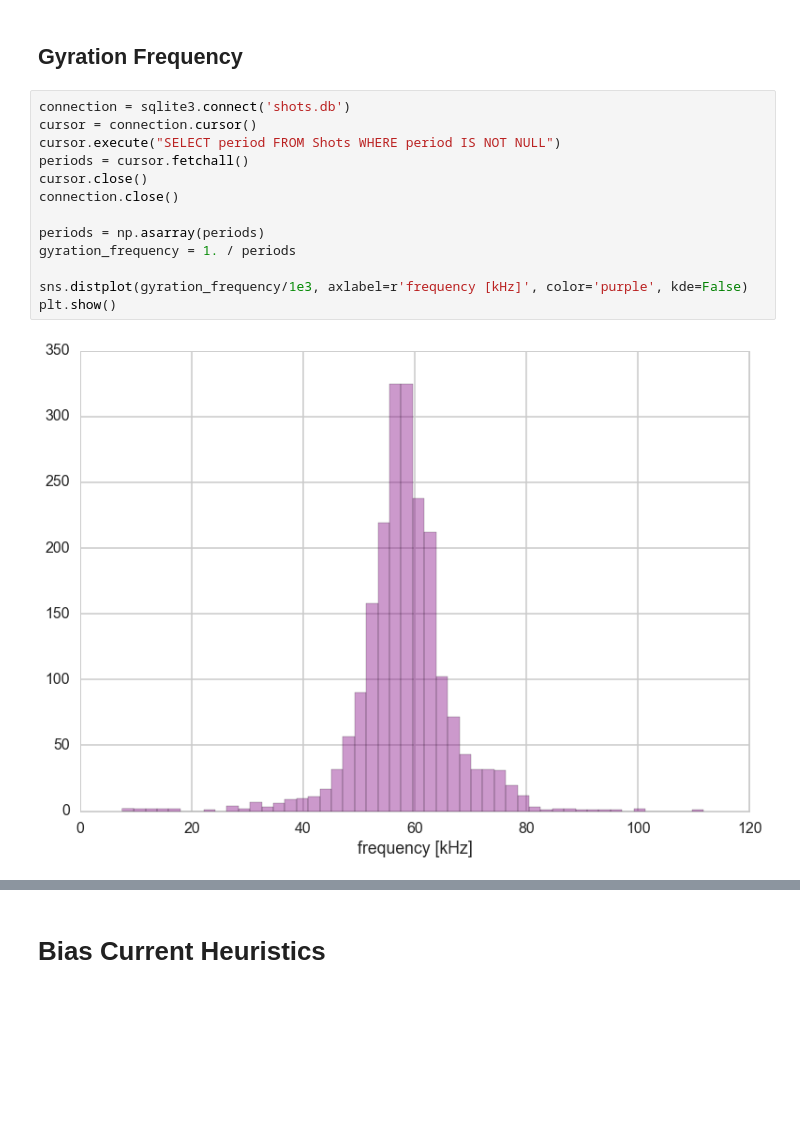
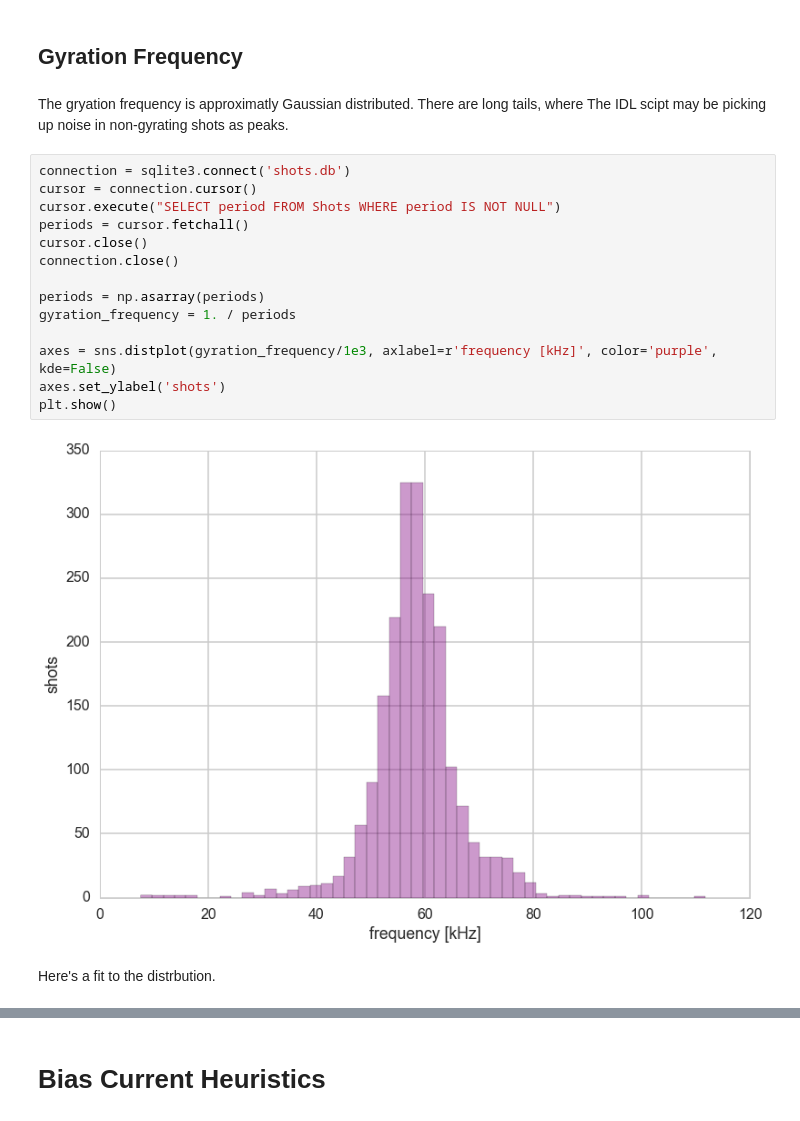
Before and after one commit to jensv/relative_canonical_helicity, a Jupyter notebook: look_at_shot_heuristics.ipynb, the cells around one changed output, grey strips where cells are left out. Cells and saved outputs as stored; diff of their text form; blank space fills up the shorter version.

```diff
--- a/look_at_shot_heuristics.ipynb
+++ b/look_at_shot_heuristics.ipynb
@@ -13,21 +16,26 @@ import numpy as np
 # Gyration Heuristics
 # %% [markdown]
 ## Gyration Frequency
+# %% [markdown]
+The gryation frequency is approximatly Gaussian distributed. There are long tails, where The IDL scipt may be picking up noise in non-gyrating shots as peaks.
 # %%
 connection = sqlite3.connect('shots.db')
 cursor = connection.cursor()
 cursor.execute("SELECT period FROM Shots WHERE period IS NOT NULL")
 periods = cursor.fetchall()
 cursor.close()
 connection.close()
 
 periods = np.asarray(periods)
 gyration_frequency = 1. / periods
 
-sns.distplot(gyration_frequency/1e3, axlabel=r'frequency [kHz]', color='purple', kde=False)
+axes = sns.distplot(gyration_frequency/1e3, axlabel=r'frequency [kHz]', color='purple', kde=False)
+axes.set_ylabel('shots')
 plt.show()
 # %% [output]
-[figure, old version]
+[figure, new version]
+# %% [markdown]
+Here's a fit to the distrbution.
 # %%
 connection = sqlite3.connect('shots.db')
 cursor = connection.cursor()
```
Also changed, not shown: parts of 22 cells of this notebook.
